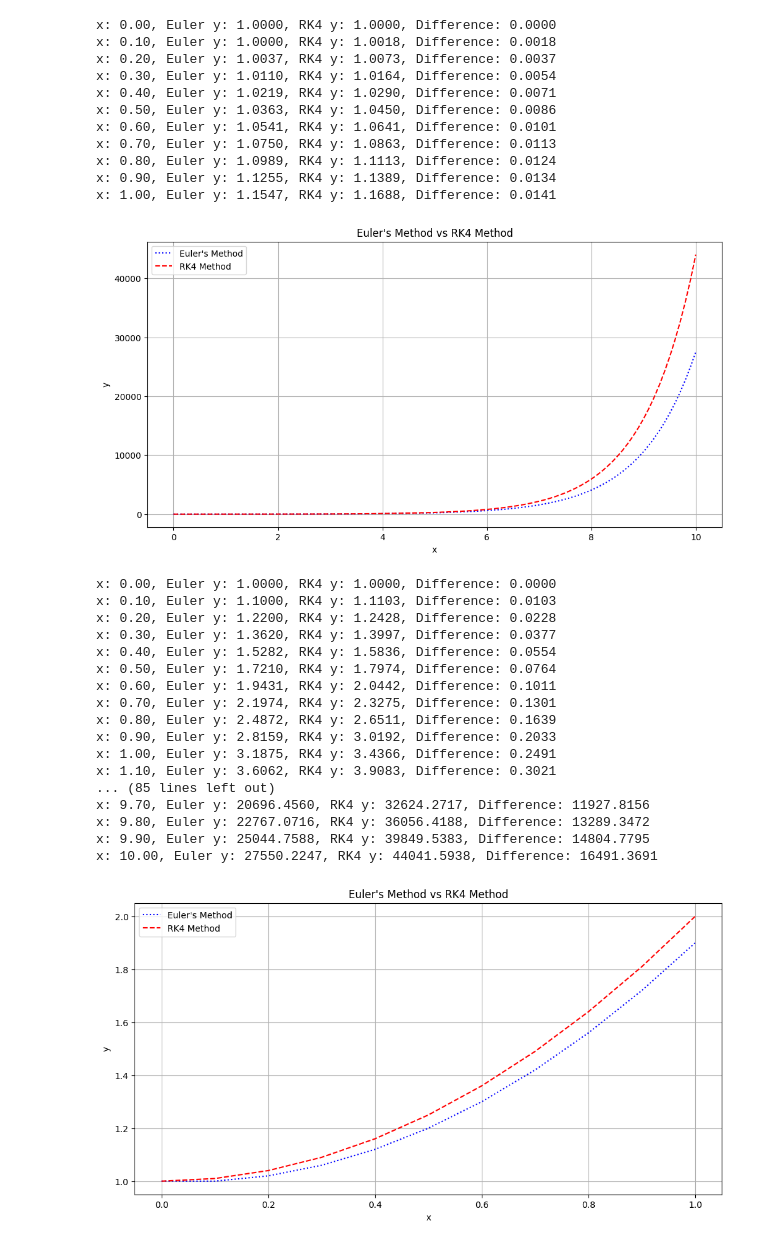
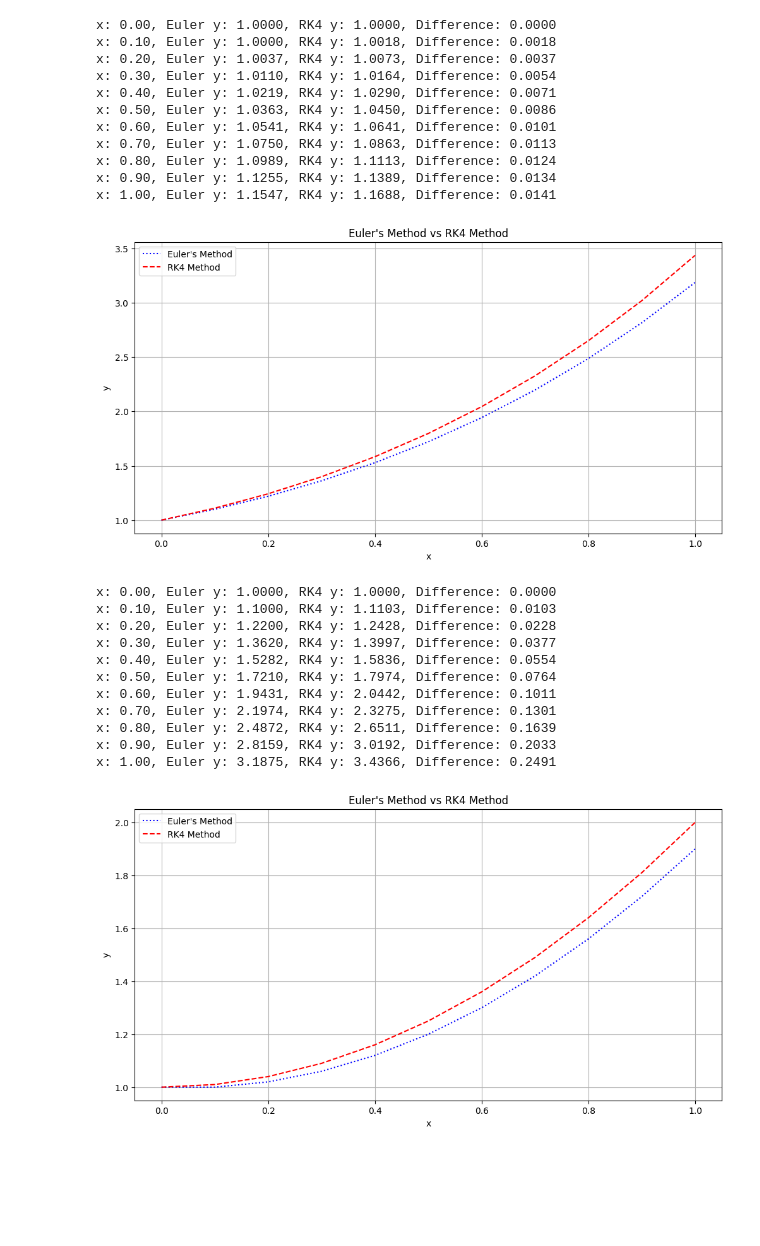
Before and after one commit to nyanko3434/Year-2_Part-II_Numerical_Method_Lab, a Jupyter notebook: Lab2/Euler_vs_RK4.ipynb, the cells around one changed output. Drawn from its saved outputs; the diff is of its cells as text; code cells hidden in the pictures; blank space fills up the shorter version.

```diff
--- a/Lab2/Euler_vs_RK4.ipynb
+++ b/Lab2/Euler_vs_RK4.ipynb
@@ -86,17 +86,17 @@ x: 1.00, Euler y: 1.1547, RK4 y: 1.1688, Difference: 0.0141
 # %%
 def f(x, y):
     return x + y
 
 
 x0 = 0
 y0 = 1
 
 h = 0.1
-max_itera = 100
+max_itera = 10
 
 Euler_vs_RK4(f, x0, y0, h, max_itera)
 # %% [output]
-[figure, old version]
+[figure, new version]
 x: 0.00, Euler y: 1.0000, RK4 y: 1.0000, Difference: 0.0000
 x: 0.10, Euler y: 1.1000, RK4 y: 1.1103, Difference: 0.0103
 x: 0.20, Euler y: 1.2200, RK4 y: 1.2428, Difference: 0.0228
@@ -108,12 +108,6 @@ x: 0.70, Euler y: 2.1974, RK4 y: 2.3275, Difference: 0.1301
 x: 0.80, Euler y: 2.4872, RK4 y: 2.6511, Difference: 0.1639
 x: 0.90, Euler y: 2.8159, RK4 y: 3.0192, Difference: 0.2033
 x: 1.00, Euler y: 3.1875, RK4 y: 3.4366, Difference: 0.2491
-x: 1.10, Euler y: 3.6062, RK4 y: 3.9083, Difference: 0.3021
-... (85 lines left out)
-x: 9.70, Euler y: 20696.4560, RK4 y: 32624.2717, Difference: 11927.8156
-x: 9.80, Euler y: 22767.0716, RK4 y: 36056.4188, Difference: 13289.3472
-x: 9.90, Euler y: 25044.7588, RK4 y: 39849.5383, Difference: 14804.7795
-x: 10.00, Euler y: 27550.2247, RK4 y: 44041.5938, Difference: 16491.3691
 # %%
 def f(x, y):
     return 2 * x
```
Also changed, not shown: 2 other files.
